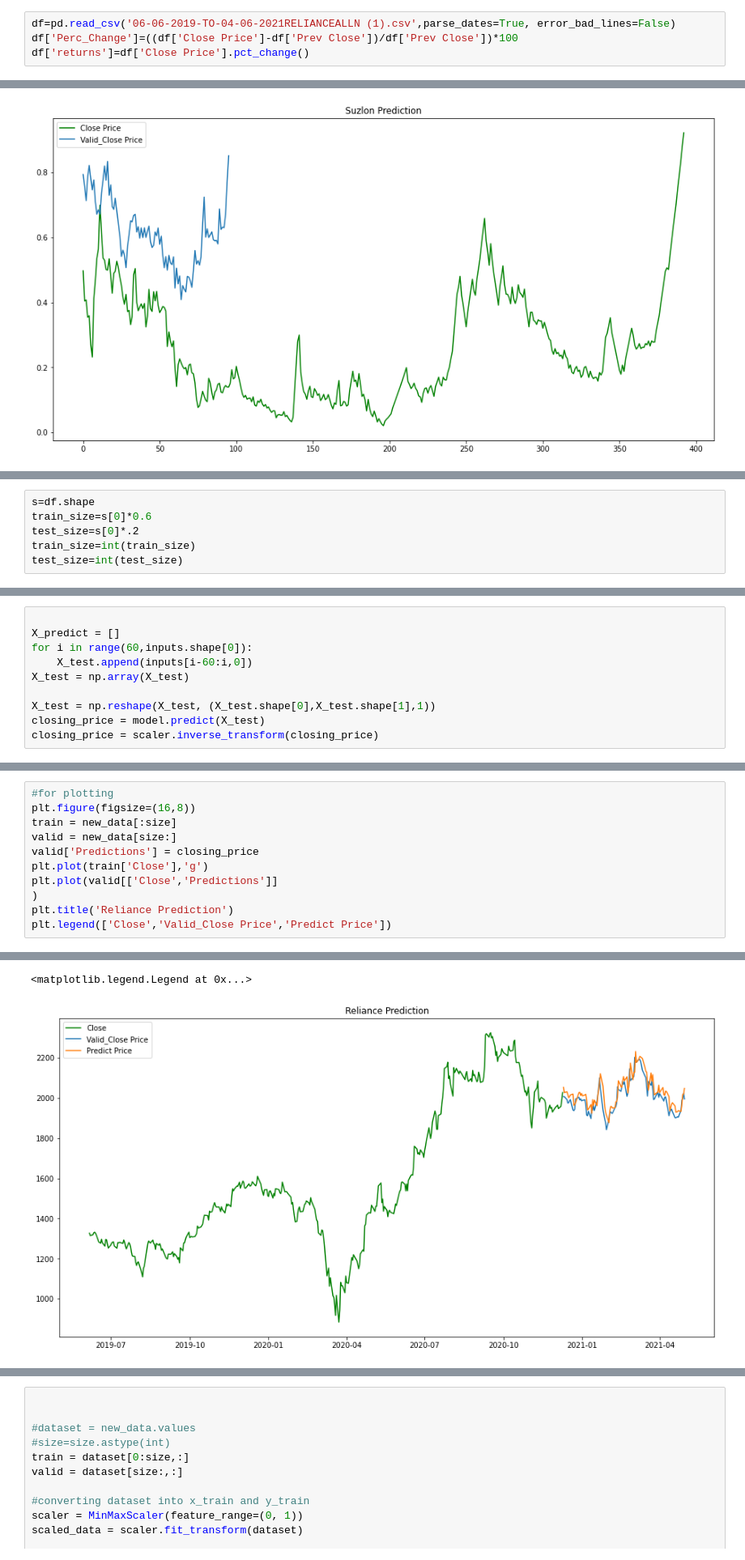
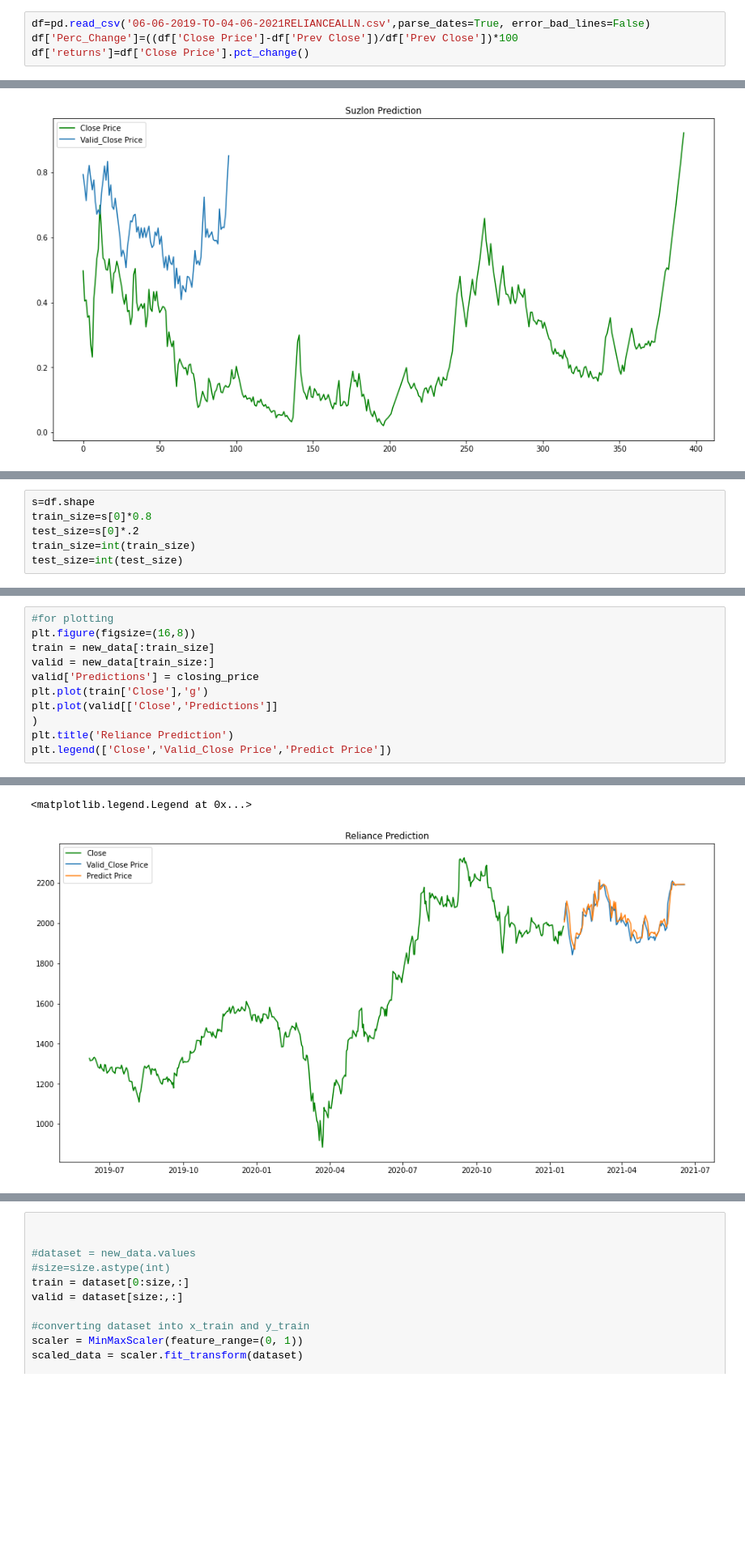
Before and after one commit to thiyagi9/PythonPractises, a Jupyter notebook: Reliance.ipynb, the cells around one changed output, grey strips where cells are left out. Shown: that part at 81% size. Cells and saved outputs as stored; diff of their text form; blank space fills up the shorter version.

```diff
--- a/Reliance.ipynb
+++ b/Reliance.ipynb
@@ -18,5 +18,5 @@ Saving 06-06-2019-TO-04-06-2021RELIANCEALLN.csv to 06-06-2019-TO-04-06-2021RELIA
 # %%
-df=pd.read_csv('06-06-2019-TO-04-06-2021RELIANCEALLN (1).csv',parse_dates=True, error_bad_lines=False)
+df=pd.read_csv('06-06-2019-TO-04-06-2021RELIANCEALLN.csv',parse_dates=True, error_bad_lines=False)
 df['Perc_Change']=((df['Close Price']-df['Prev Close'])/df['Prev Close'])*100
 df['returns']=df['Close Price'].pct_change()
 # %%
@@ -330,6 +332,6 @@ plt.plot(df['Close Price'], label='Close Price history')
 # %%
 s=df.shape
-train_size=s[0]*0.6
+train_size=s[0]*0.8
 test_size=s[0]*.2
 train_size=int(train_size)
 test_size=int(test_size)
@@ -411,13 +413,3 @@ Epoch 100/100
-# %%
-
-X_predict = []
-for i in range(60,inputs.shape[0]):
-    X_test.append(inputs[i-60:i,0])
-X_test = np.array(X_test)
-
-X_test = np.reshape(X_test, (X_test.shape[0],X_test.shape[1],1))
-closing_price = model.predict(X_test)
-closing_price = scaler.inverse_transform(closing_price)
 # %%
 rms=np.sqrt(np.mean(np.power((valid-closing_price),2)))
 rms
@@ -426,19 +418,19 @@ rms
 # %%
 #for plotting
 plt.figure(figsize=(16,8))
-train = new_data[:size]
-valid = new_data[size:]
+train = new_data[:train_size]
+valid = new_data[train_size:]
 valid['Predictions'] = closing_price
 plt.plot(train['Close'],'g')
 plt.plot(valid[['Close','Predictions']]
 )
 plt.title('Reliance Prediction')
 plt.legend(['Close','Valid_Close Price','Predict Price'])
 # %% [output]
 A value is trying to be set on a copy of a slice from a DataFrame.
 Try using .loc[row_indexer,col_indexer] = value instead
 
 See the caveats in the documentation: https://pandas.pydata.org/pandas-docs/stable/user_guide/indexing.html#returning-a-view-versus-a-copy
   """
 <matplotlib.legend.Legend at 0x...>
-[figure, old version]
+[figure, new version]
```
Also changed, not shown: parts of 8 cells of this notebook.
